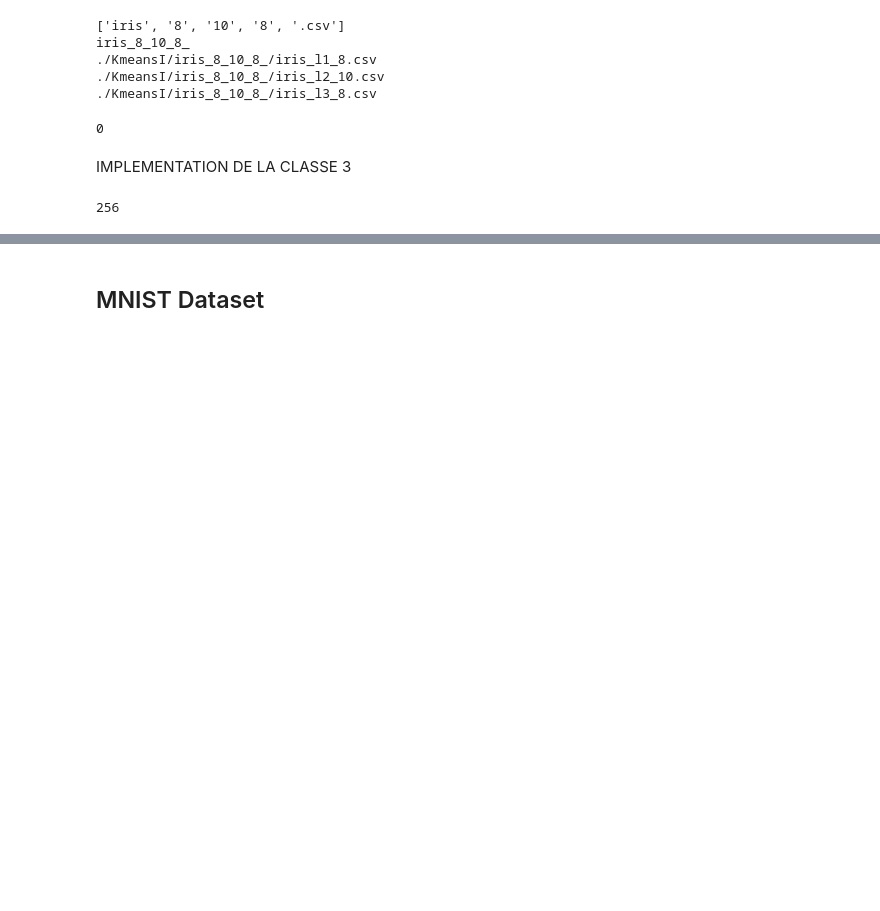
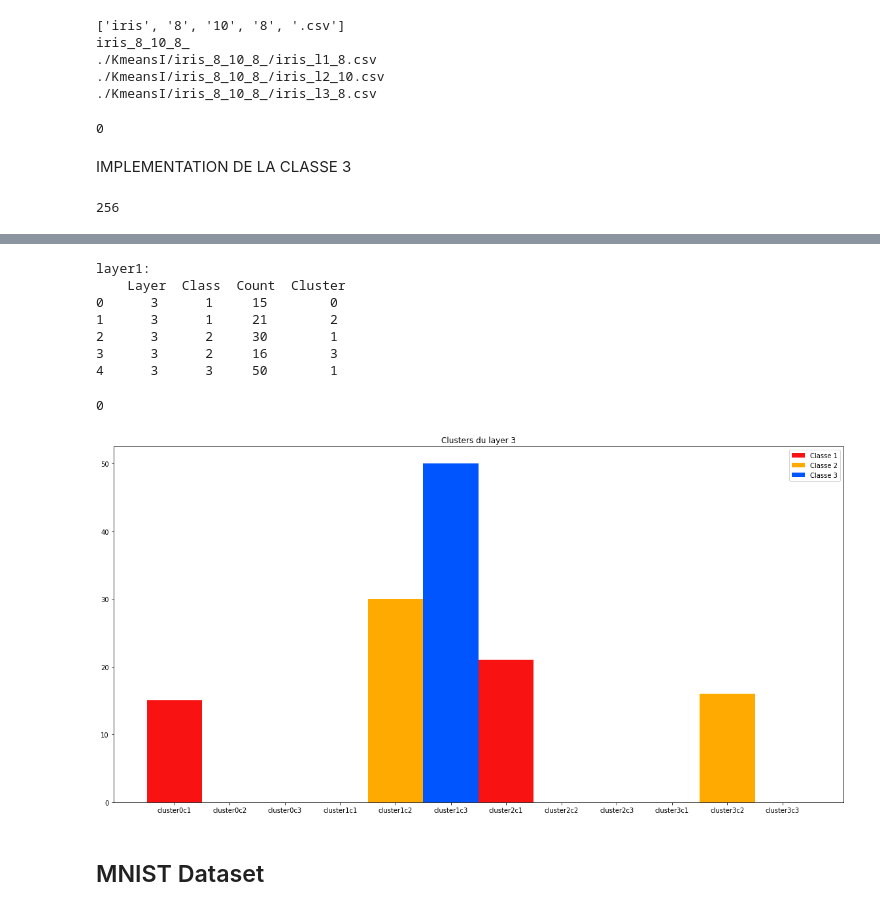
Before and after one commit to JPhilippot/Patterns, a Jupyter notebook: KMeans.ipynb, the cells around one changed output, grey strips where cells are left out. Cells and saved outputs as stored; diff of their text form; code cells hidden in the pictures; blank space fills up the shorter version.

```diff
--- a/KMeans.ipynb
+++ b/KMeans.ipynb
@@ -892,7 +935,18 @@ graphCluster(layer2,'Clusters du layer 2')
 # %%
 layer3 = pd.read_csv(destination+"/iris_8_10_8_/iris_clusters_layer3.csv")
 print("layer1:\n",layer3)
 graphCluster(layer3,'Clusters du layer 3')
+os.system ('rm ./KmeansI/iris_8_10_8_/iris_clusters*')
+# %% [output]
+layer1:
+    Layer  Class  Count  Cluster
+0      3      1     15        0
+1      3      1     21        2
+2      3      2     30        1
+3      3      2     16        3
+4      3      3     50        1
+0
+[figure, added]
 # %% [markdown]
 ## MNIST Dataset
 # %%
```
Also changed, not shown: parts of 10 cells of this notebook.
